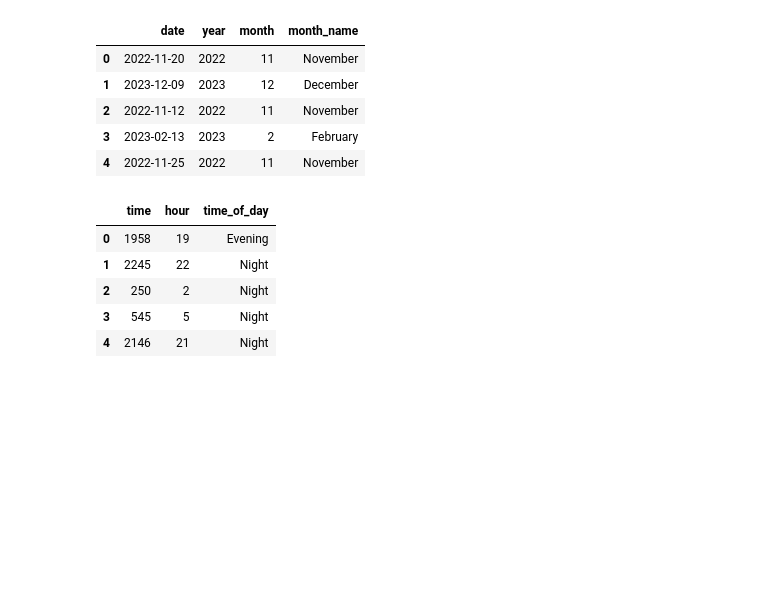
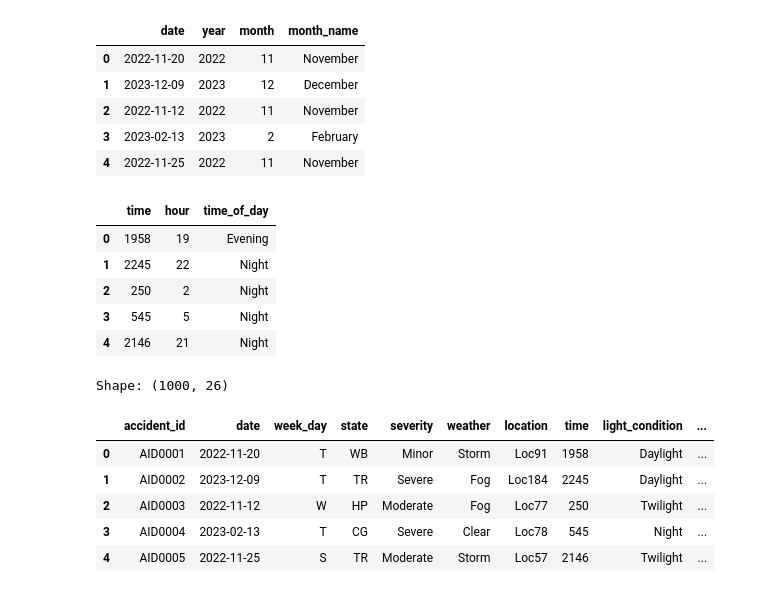
Before and after one commit to Dikshakumari1110/highway_safety_dashboard, a Jupyter notebook: notebooks/Untitled.ipynb, the cells around one changed output. Drawn from its saved outputs; the diff is of its cells as text; code cells hidden in the pictures; blank space fills up the shorter version.

```diff
--- a/notebooks/Untitled.ipynb
+++ b/notebooks/Untitled.ipynb
@@ -136,3 +136,15 @@ df1[['time', 'hour', 'time_of_day']].head()
 | 4 | 2146 | 21 | Night |
 # %%
 df1.to_csv('../data/cleaned_accident_data.csv', index=False)
+# %%
+df_clean = pd.read_csv('../data/cleaned_accident_data.csv')
+print("Shape:", df_clean.shape)
+df_clean.head()
+# %% [output]
+Shape: (1000, 26)
+|  | accident_id | date | week_day | state | severity | weather | location | time | light_condition | ... |
+| 0 | AID0001 | 2022-11-20 | T | WB | Minor | Storm | Loc91 | 1958 | Daylight | ... |
+| 1 | AID0002 | 2023-12-09 | T | TR | Severe | Fog | Loc184 | 2245 | Daylight | ... |
+| 2 | AID0003 | 2022-11-12 | W | HP | Moderate | Fog | Loc77 | 250 | Twilight | ... |
+| 3 | AID0004 | 2023-02-13 | T | CG | Severe | Clear | Loc78 | 545 | Night | ... |
+| 4 | AID0005 | 2022-11-25 | S | TR | Moderate | Storm | Loc57 | 2146 | Twilight | ... |
```
Also changed, not shown: 3 other files.
